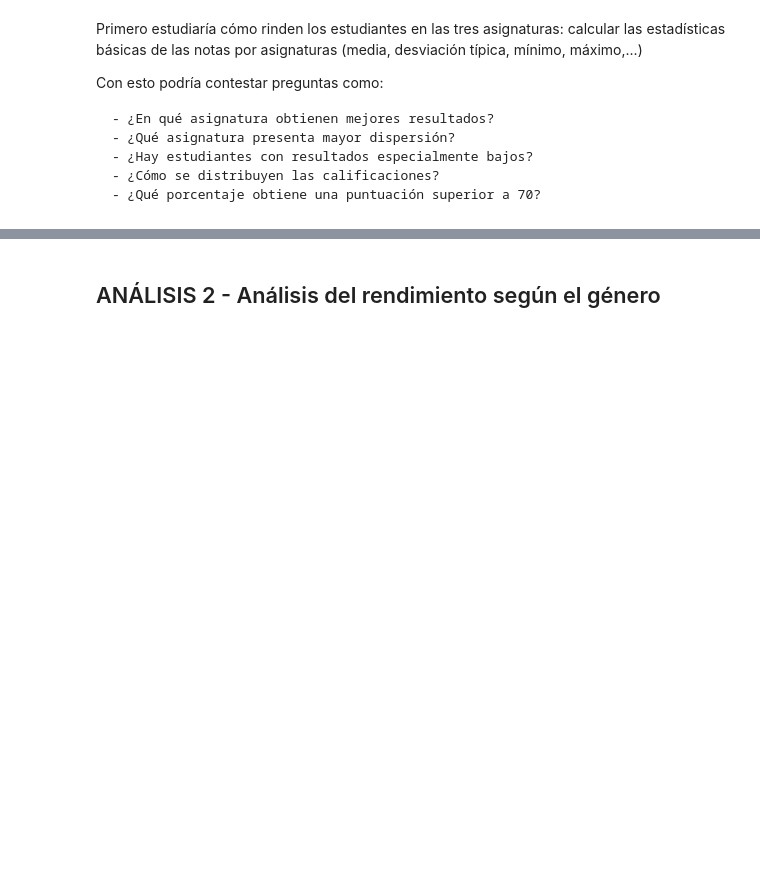
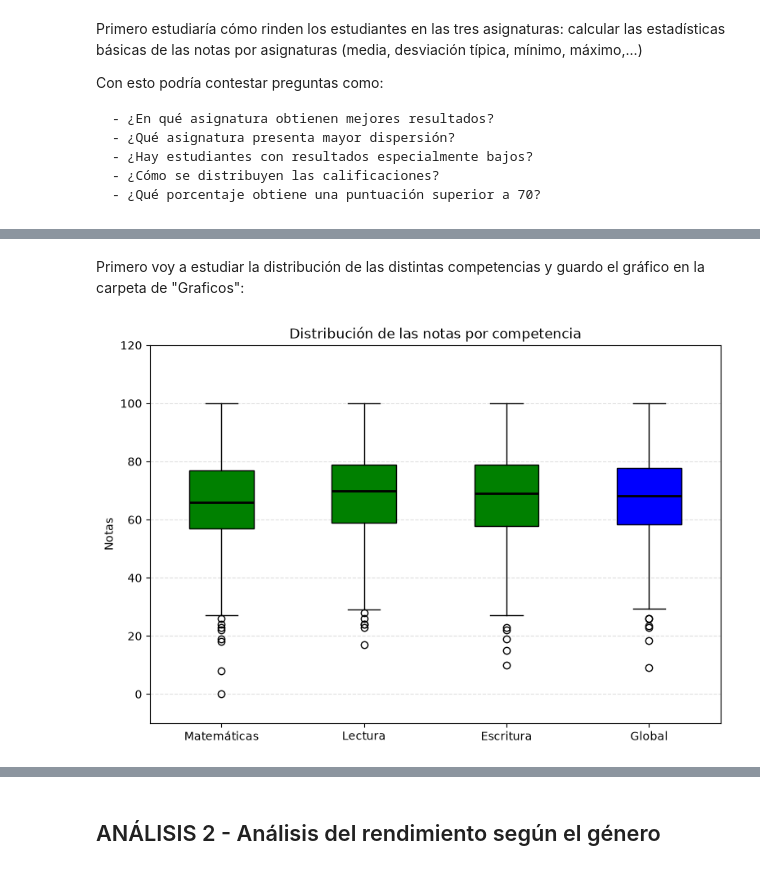
Before and after one commit to Rakel2026/Students_Performance_in_Exams, a Jupyter notebook: notebooks/0_Memory.ipynb, the cells around one changed output, grey strips where cells are left out. Cells and saved outputs as stored; diff of their text form; code cells hidden in the pictures; blank space fills up the shorter version.

```diff
--- a/notebooks/0_Memory.ipynb
+++ b/notebooks/0_Memory.ipynb
@@ -132,0 +240,4 @@ Con esto podría contestar preguntas como:
+# %%
+sp = pd.read_csv("../data/StudentsPerformance_depurado.csv", sep =",")
+
+sp.describe()
@@ -132,0 +254,25 @@ Con esto podría contestar preguntas como:
+# %% [markdown]
+Primero voy a estudiar la distribución de las distintas competencias y guardo el gráfico en la carpeta de "Graficos":
+# %%
+datos = [sp["math_score"], sp["reading_score"], sp["writing_score"], sp["global_score"]]
+
+plt.figure(figsize=(9, 6))
+
+box = plt.boxplot(datos, patch_artist=True, tick_labels=["Matemáticas", "Lectura", "Escritura", "Global"], orientation="vertical", medianprops={"color": "black", "linewidth": 2})
+
+colores = ["green", "green", "green", "blue"]
+
+for caja, color in zip(box["boxes"], colores):
+    caja.set_facecolor(color)
+
+
+plt.title("Distribución de las notas por competencia")
+plt.ylabel("Notas")
+plt.ylim(-10, 120)
+plt.grid(axis="y", linestyle="--", alpha=0.4)
+
+plt.savefig("../img/Grafico_1_1.jpg", dpi=300, bbox_inches="tight")
+
+plt.show()
+# %% [output]
+[figure, added]
```
Also changed, not shown: parts of 97 cells of this notebook, 1 other file.
